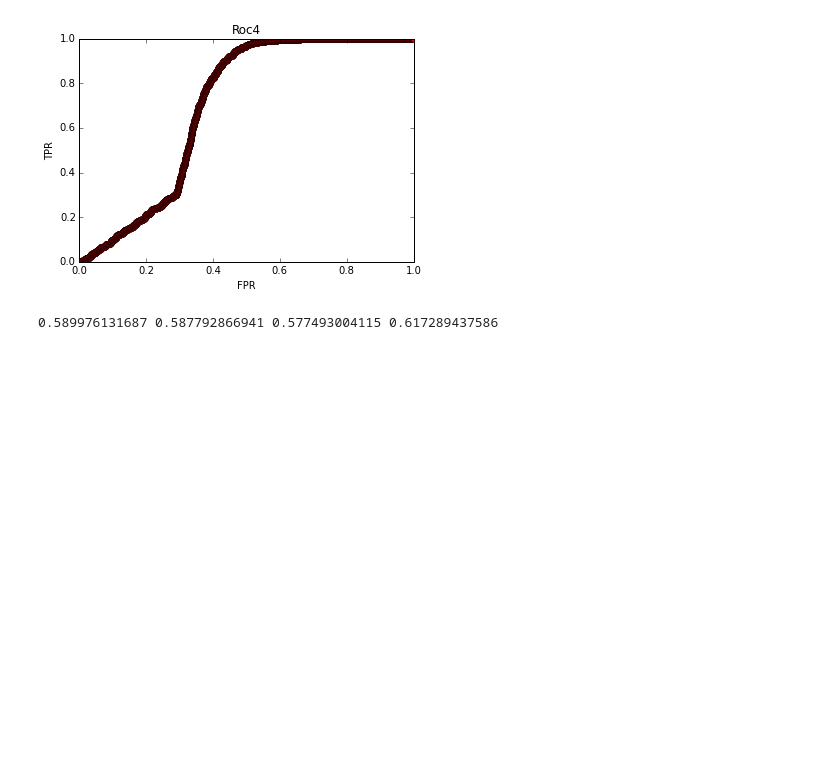
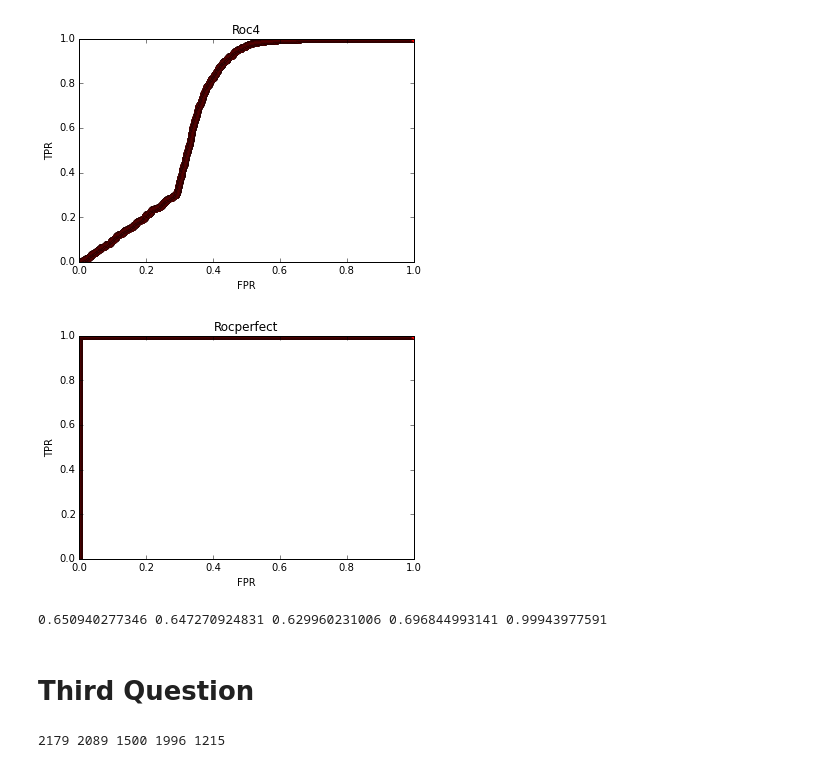
Before and after one commit to aqeel13932/DM, a Jupyter notebook: HW09/roc_data/Q2.ipynb, the cells around one changed output. Cells and saved outputs as stored; diff of their text form; code cells hidden in the pictures; blank space fills up the shorter version.

```diff
--- a/HW09/roc_data/Q2.ipynb
+++ b/HW09/roc_data/Q2.ipynb
@@ -35,6 +35,12 @@ with open('roc4.txt','r') as f:
     f = f.readlines()
     for line in f:
         roc4.append(line.strip())
+rocperfect = []
+for x in original.keys():
+    if original[x]:
+        rocperfect = [x]+rocperfect
+    else:
+        rocperfect.append(x)
 # %%
 def GetTPFP(k,dataset):
     TP=0
@@ -56,6 +62,7 @@ roc1cm=[]
 roc2cm=[]
 roc3cm=[]
 roc4cm=[]
+rocperfectcm=[]
 print 'processing roc1'
 for i in range (3000):
     roc1cm.append(GetTPFP(i,roc1))
@@ -68,6 +75,9 @@ for i in range (3000):
 print 'processing roc4'
 for i in range (3000):
     roc4cm.append(GetTPFP(i,roc4))
+print 'processing rocperfect'
+for i in range (3000):
+    rocperfectcm.append(GetTPFP(i,rocperfect))
 print 'Finished'
 # %% [output]
 processing roc1
@@ -115,14 +126,36 @@ plt.title('Roc4')
 plt.savefig('roc4.jpg')
 # %% [output]
 [figure]
-# %%
-AUCROC1 = sum([x[0] for x in roc1cm])
-AUCROC2 = sum([x[0] for x in roc2cm])
-AUCROC3 = sum([x[0] for x in roc3cm])
-AUCROC4 = sum([x[0] for x in roc4cm])
-print AUCROC1/3000,AUCROC2/3000,AUCROC3/3000,AUCROC4/3000
-# %% [output]
-0.589976131687 0.587792866941 0.577493004115 0.617289437586
+# %%
+plt.figure('rocperfect.jpg')
+plt.plot([x[1] for x in rocperfectcm],[x[0] for x in rocperfectcm], 'ro')
+plt.ylabel('TPR')
+plt.xlabel('FPR')
+plt.title('Rocperfect')
+#plt.show()
+plt.savefig('rocperfect.jpg')
+# %% [output]
+[figure, added]
+# %%
+AUCROC1=0
+AUCROC2=0
+AUCROC3=0
+AUCROC4=0
+AUCROCPERFECT=0
+
+for i in range(1,3000):
+    AUCROC1+= (roc1cm[i][1]-roc1cm[i-1][1])*roc1cm[i][0]
+    AUCROC2+= (roc2cm[i][1]-roc2cm[i-1][1])*roc2cm[i][0]
+    AUCROC3+= (roc3cm[i][1]-roc3cm[i-1][1])*roc3cm[i][0]
+    AUCROC4+= (roc4cm[i][1]-roc4cm[i-1][1])*roc4cm[i][0]
+    AUCROCPERFECT+= (rocperfectcm[i][1]-rocperfectcm[i-1][1])*rocperfectcm[i][0]
+
+print AUCROC1,AUCROC2,AUCROC3,AUCROC4,AUCROCPERFECT
+# %% [output]
+0.650940277346 0.647270924831 0.629960231006 0.696844993141 0.99943977591
+# %% [markdown]
+Third Question
+=============
 # %%
 def FindK(dataset):
     k=0
@@ -134,0 +168,9 @@ FindK(
+# %%
+roc1best = FindK(roc1cm)
+roc2best = FindK(roc2cm)
+roc3best = FindK(roc3cm)
+roc4best = FindK(roc4cm)
+rocperfectbest= FindK(rocperfectcm)
+print roc1best,roc2best,roc3best,roc4best,rocperfectbest
+# %% [output]
+2179 2089 1500 1996 1215
```
Also changed, not shown: parts of 8 cells of this notebook, 11 other files.
